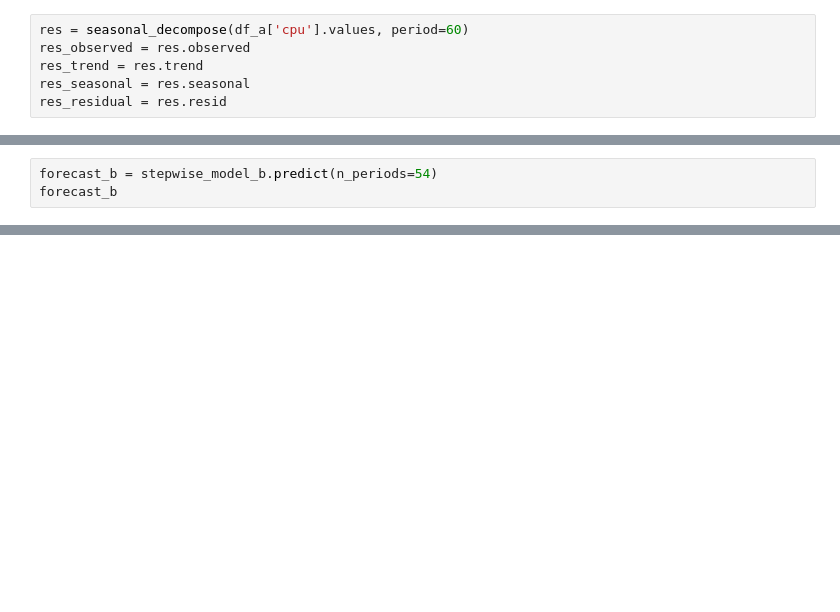
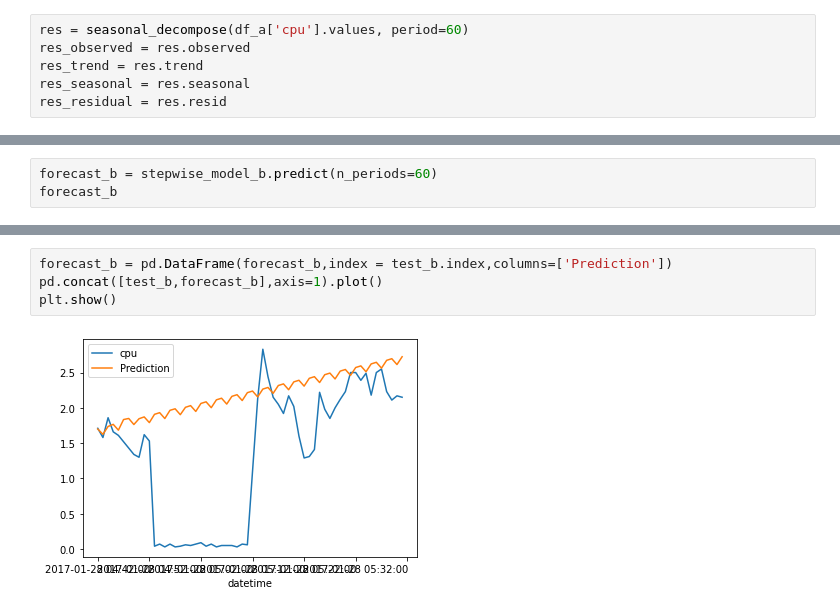
Before and after one commit to sbarcelona11/Time-Series-Project-Tutorial, a Jupyter notebook: src/explore.ipynb, the cells around one changed output, grey strips where cells are left out. Saved outputs shown, nothing was run; the diff lists cells and outputs as text; blank space fills up the shorter version.

```diff
--- a/src/explore.ipynb
+++ b/src/explore.ipynb
@@ -112,3 +262,3 @@ forecast_a
 # %%
-forecast_b = stepwise_model_b.predict(n_periods=54)
+forecast_b = stepwise_model_b.predict(n_periods=60)
 forecast_b
@@ -117,0 +290,6 @@ pd.concat([test,future_forecast],axis=1).plot()
+# %%
+forecast_b = pd.DataFrame(forecast_b,index = test_b.index,columns=['Prediction'])
+pd.concat([test_b,forecast_b],axis=1).plot()
+plt.show()
+# %% [output]
+[figure, added]
```
Also changed, not shown: parts of 15 cells of this notebook.
